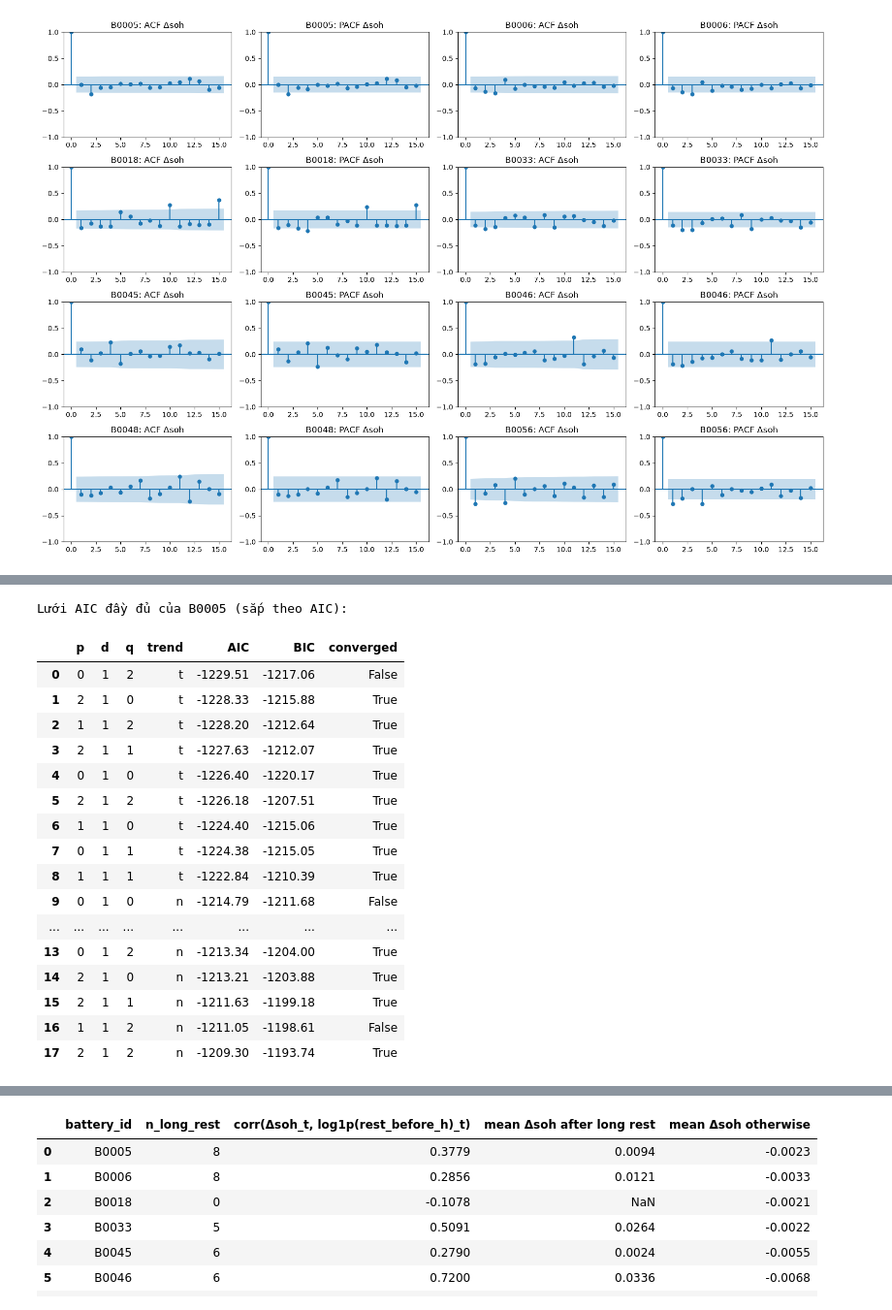
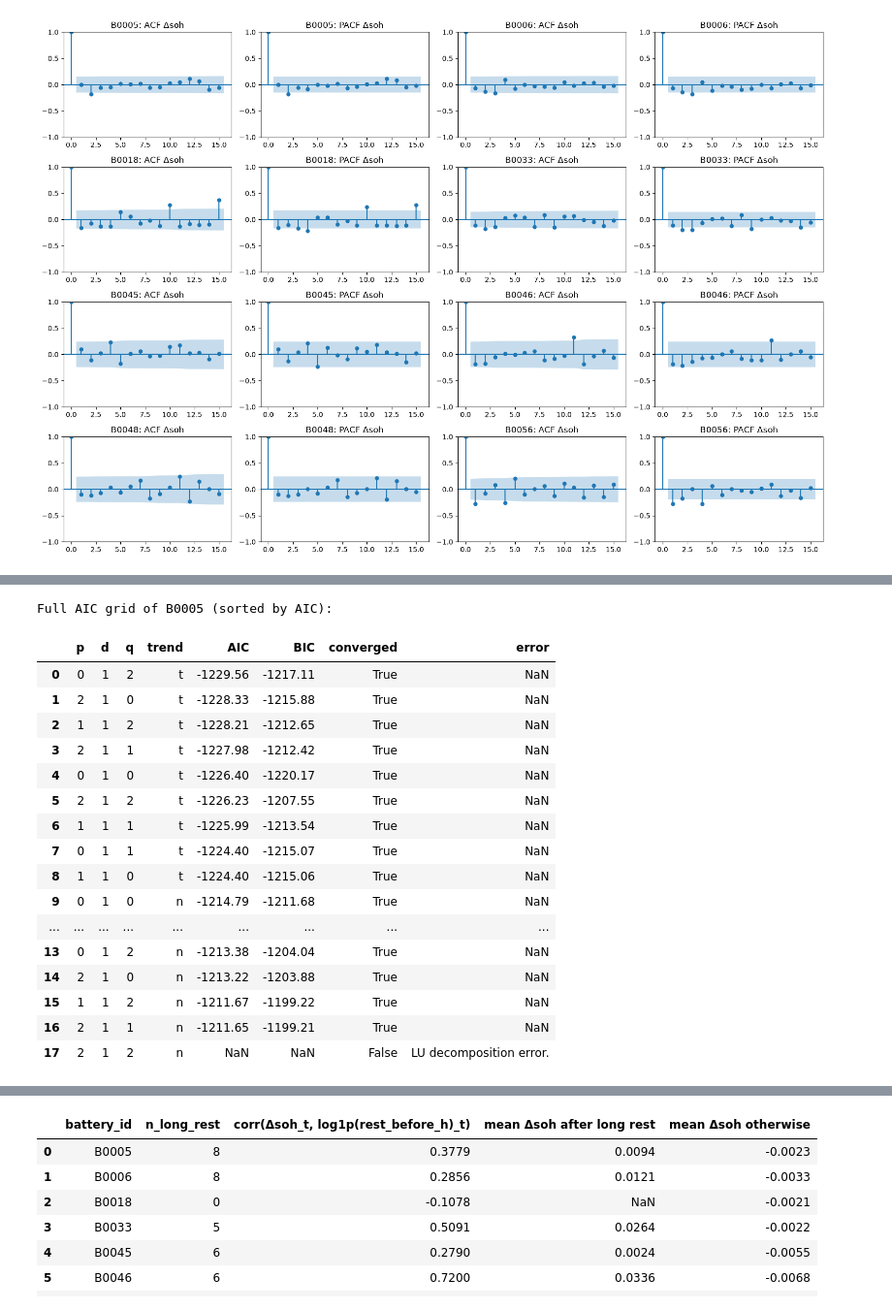
Before and after one commit to Ac-2836/STAT3013.R11.CTTT_Group08, a Jupyter notebook: notebooks/20_arima.ipynb, the cells around one changed output, grey strips where cells are left out. Shown at 97% size. Cells and saved outputs as stored; diff of their text form; code cells hidden in the pictures.

```diff
--- a/notebooks/20_arima.ipynb
+++ b/notebooks/20_arima.ipynb
@@ -94,10 +98,10 @@ for ax, (amb, grp) in zip(axes, rows.groupby("ambient_C")):
         ax.plot(lr, g.soh.values[lr], "o", ms=3.5, color=line.get_color())
     ax.axhline(EOL_SOH, color="k", lw=0.8, ls=":")
     ax.set_title(f"Ambient {amb:.0f} °C")
-    ax.set_xlabel("Thứ tự chu kỳ trong chuỗi (dòng)")
+    ax.set_xlabel("Cycle index within the series (row)")
     ax.legend(fontsize=8)
 axes[0].set_ylabel("SOH")
-fig.suptitle("Chuỗi SOH tier A. Nét đứt = pin test; chấm = chu kỳ ngay sau một lần nghỉ dài; đường chấm = EOL 0,8")
+fig.suptitle("Tier-A SOH series. Dashed = test battery; dots = cycle right after a long rest; dotted line = EOL 0.8")
 fig.tight_layout()
 fig.savefig(FIG / "arima_01_series.png", dpi=150)
 plt.show()
@@ -187,52 +203,61 @@ Tổng cộng 3 × 3 × 2 = 18 mô hình mỗi chuỗi, ước lượng bằng M
 # %%
 GRID = [(p, q, tr) for p in range(3) for q in range(3) for tr in ("n", "t")]
+SCALE = 100.0           # fit on SOH in percentage points (see the markdown above)
+MAXITER = 1000
 
 
 def fit_arima(y, order, trend, exog=None):
-    return ARIMA(y, exog=exog, order=order, trend=trend).fit()
+    # MLE on SCALE*y for numerical stability, returned as a results object in SOH units
+    fit_pct = ARIMA(y * SCALE, exog=exog, order=order, trend=trend).fit(method_kwargs={"maxiter": MAXITER})
+    model = ARIMA(y, exog=exog, order=order, trend=trend)
+    unit = np.array([1.0 if n.startswith(("ar.", "ma.")) else SCALE ** 2 if n == "sigma2" else SCALE
+                     for n in model.param_names])
+    res = model.smooth(np.asarray(fit_pct.params) / unit)
+    res.mle_retvals = fit_pct.mle_retvals
+    return res
 
 
 def aic_grid(y, exog=None):
     out = []
     for p, q, tr in GRID:
         try:
             res = fit_arima(y, (p, 1, q), tr, exog)
             out.append({"p": p, "d": 1, "q": q, "trend": tr, "AIC": res.aic, "BIC": res.bic,
                         "converged": bool(res.mle_retvals.get("converged", True))})
-        except Exception as e:  # ghi lại thay vì bỏ qua lặng lẽ
+        except Exception as e:  # record the failure instead of skipping it silently
             out.append({"p": p, "d": 1, "q": q, "trend": tr, "AIC": np.nan, "BIC": np.nan, "converged": False,
                         "error": str(e)[:60]})
     return pd.DataFrame(out).sort_values("AIC").reset_index(drop=True)
 
 
 def best_spec(grid):
     ok = grid[grid.converged & grid.AIC.notna()]
     top = ok.iloc[0]
     return (int(top.p), 1, int(top.q)), top.trend
 
 
 grids = {b: aic_grid(rows.loc[rows.battery_id == b, "soh"].to_numpy()) for b in TRAIN_IDS}
-print("Lưới AIC đầy đủ của B0005 (sắp theo AIC):")
+print("Full AIC grid of B0005 (sorted by AIC):")
 grids["B0005"].round(2)
 # %% [output]
-Lưới AIC đầy đủ của B0005 (sắp theo AIC):
+Full AIC grid of B0005 (sorted by AIC):
-|  | p | d | q | trend | AIC | BIC | converged |
-| 0 | 0 | 1 | 2 | t | -1229.51 | -1217.06 | False |
-| 1 | 2 | 1 | 0 | t | -1228.33 | -1215.88 | True |
-| 2 | 1 | 1 | 2 | t | -1228.20 | -1212.64 | True |
-| 3 | 2 | 1 | 1 | t | -1227.63 | -1212.07 | True |
-| 4 | 0 | 1 | 0 | t | -1226.40 | -1220.17 | True |
-| 5 | 2 | 1 | 2 | t | -1226.18 | -1207.51 | True |
-| 6 | 1 | 1 | 0 | t | -1224.40 | -1215.06 | True |
-| 7 | 0 | 1 | 1 | t | -1224.38 | -1215.05 | True |
-| 8 | 1 | 1 | 1 | t | -1222.84 | -1210.39 | True |
-| 9 | 0 | 1 | 0 | n | -1214.79 | -1211.68 | False |
-| ... | ... | ... | ... | ... | ... | ... | ... |
-| 13 | 0 | 1 | 2 | n | -1213.34 | -1204.00 | True |
-| 14 | 2 | 1 | 0 | n | -1213.21 | -1203.88 | True |
-| 15 | 2 | 1 | 1 | n | -1211.63 | -1199.18 | True |
-| 16 | 1 | 1 | 2 | n | -1211.05 | -1198.61 | False |
-| 17 | 2 | 1 | 2 | n | -1209.30 | -1193.74 | True |
+|  | p | d | q | trend | AIC | BIC | converged | error |
+| 0 | 0 | 1 | 2 | t | -1229.56 | -1217.11 | True | NaN |
+| 1 | 2 | 1 | 0 | t | -1228.33 | -1215.88 | True | NaN |
+| 2 | 1 | 1 | 2 | t | -1228.21 | -1212.65 | True | NaN |
+| 3 | 2 | 1 | 1 | t | -1227.98 | -1212.42 | True | NaN |
+| 4 | 0 | 1 | 0 | t | -1226.40 | -1220.17 | True | NaN |
+| 5 | 2 | 1 | 2 | t | -1226.23 | -1207.55 | True | NaN |
+| 6 | 1 | 1 | 1 | t | -1225.99 | -1213.54 | True | NaN |
+| 7 | 0 | 1 | 1 | t | -1224.40 | -1215.07 | True | NaN |
+| 8 | 1 | 1 | 0 | t | -1224.40 | -1215.06 | True | NaN |
+| 9 | 0 | 1 | 0 | n | -1214.79 | -1211.68 | True | NaN |
+| ... | ... | ... | ... | ... | ... | ... | ... | ... |
+| 13 | 0 | 1 | 2 | n | -1213.38 | -1204.04 | True | NaN |
+| 14 | 2 | 1 | 0 | n | -1213.22 | -1203.88 | True | NaN |
+| 15 | 1 | 1 | 2 | n | -1211.67 | -1199.22 | True | NaN |
+| 16 | 2 | 1 | 1 | n | -1211.65 | -1199.21 | True | NaN |
+| 17 | 2 | 1 | 2 | n | NaN | NaN | False | LU decomposition error. |
 # %%
 train_specs = []
 for b in TRAIN_IDS:
```
Also changed, not shown: parts of 61 cells of this notebook, 7 other files.
